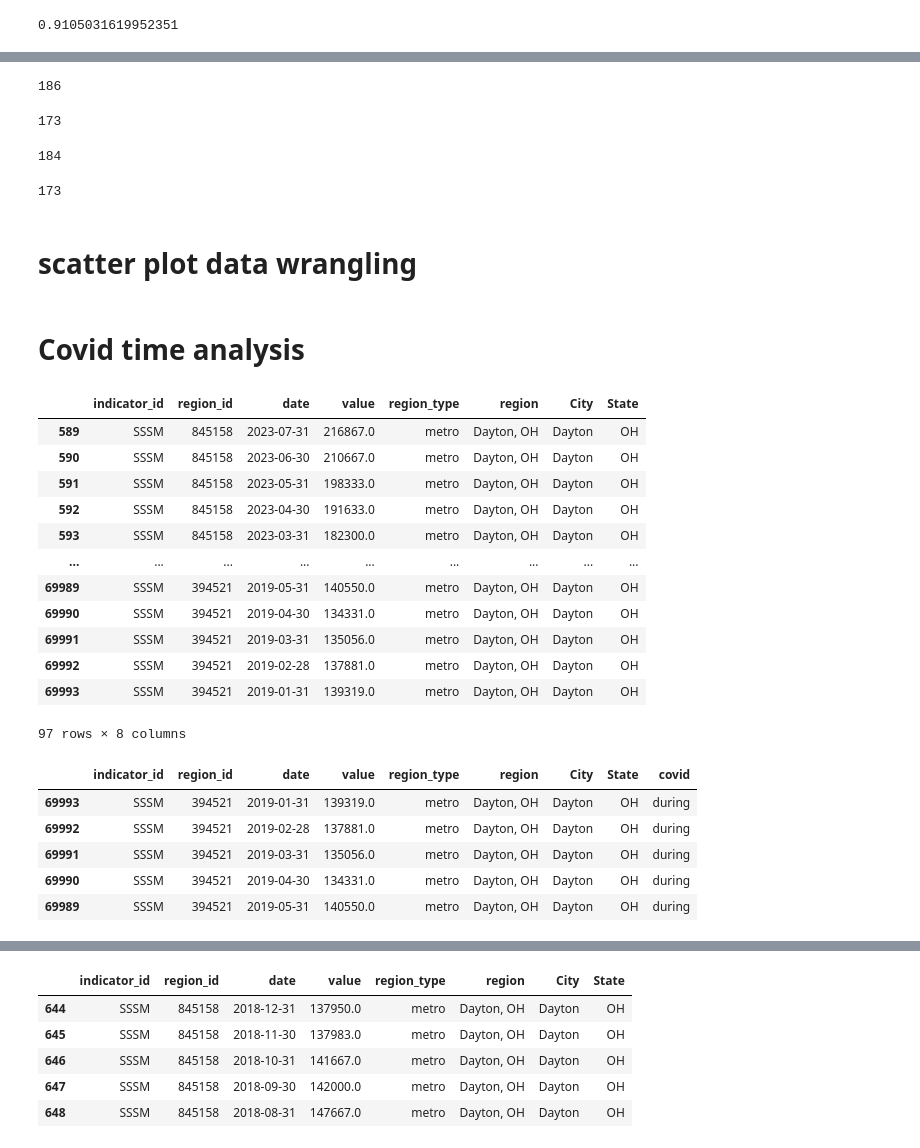
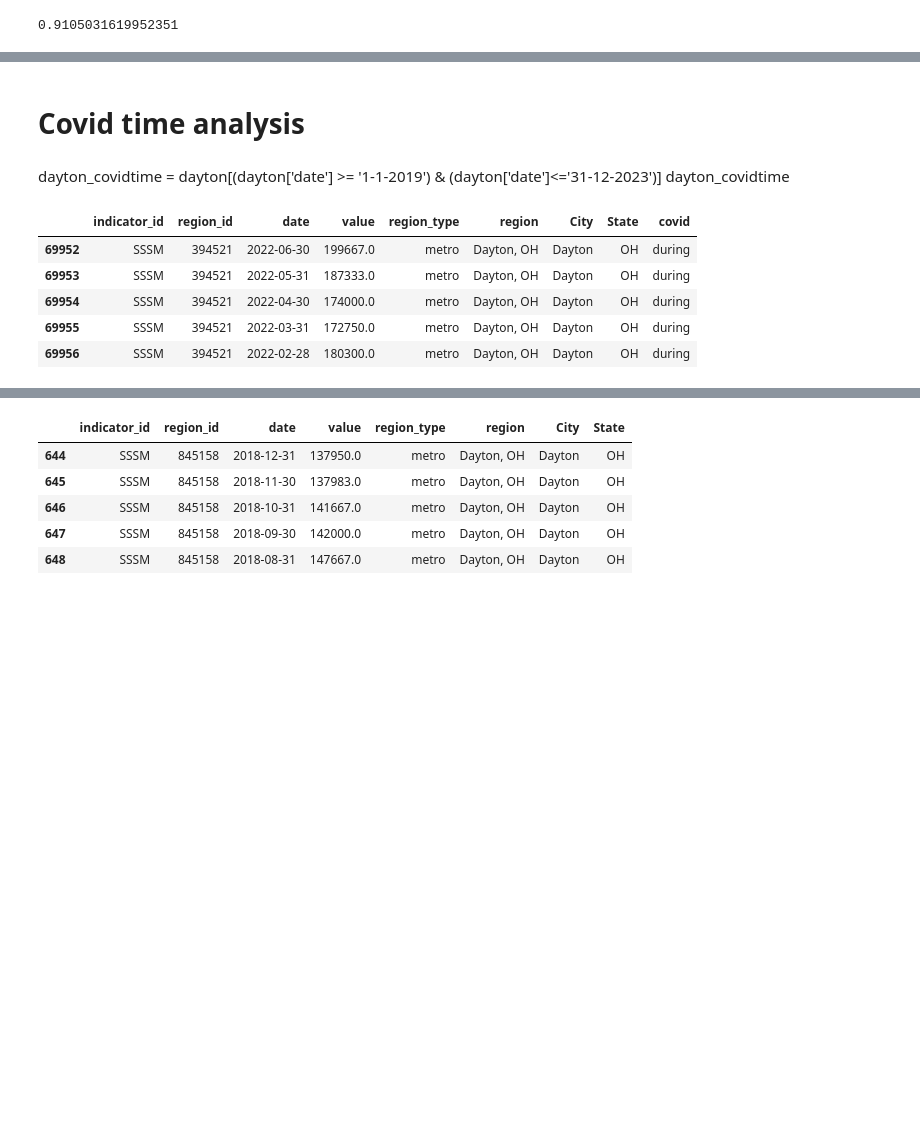
Before and after one commit to wdeen/project-real-estate-analysis, a Jupyter notebook: Jun Leng Tan/analysis_jun.ipynb, the cells around one changed output, grey strips where cells are left out. Drawn from its saved outputs; the diff is of its cells as text; code cells hidden in the pictures; blank space fills up the shorter version.

```diff
--- a/Jun Leng Tan/analysis_jun.ipynb
+++ b/Jun Leng Tan/analysis_jun.ipynb
@@ -813,49 +834,18 @@ Text(0, 0.5, 'Correlation value')
-# %%
-len(usa_sssm_comb[['date', 'value']])
-# %% [output]
-186
-# %%
-len(dayton_39)
-# %% [output]
-173
-# %%
-len(dayton[dayton['region_id'] != 394521])
-# %% [output]
-184
-# %%
-len(dayton[dayton['region_id'] == 394521])
-# %% [output]
-173
-# %% [markdown]
-# scatter plot data wrangling
-# %% [markdown]
-# Covid time analysis
-# %%
-dayton_covidtime = dayton[(dayton['date'] >= '1-1-2019') & (dayton['date']<='31-12-2023')]
-dayton_covidtime
-# %% [output]
-|  | indicator_id | region_id | date | value | region_type | region | City | State |
-| 589 | SSSM | 845158 | 2023-07-31 | 216867.0 | metro | Dayton, OH | Dayton | OH |
-| 590 | SSSM | 845158 | 2023-06-30 | 210667.0 | metro | Dayton, OH | Dayton | OH |
-| 591 | SSSM | 845158 | 2023-05-31 | 198333.0 | metro | Dayton, OH | Dayton | OH |
-| 592 | SSSM | 845158 | 2023-04-30 | 191633.0 | metro | Dayton, OH | Dayton | OH |
-| 593 | SSSM | 845158 | 2023-03-31 | 182300.0 | metro | Dayton, OH | Dayton | OH |
-| ... | ... | ... | ... | ... | ... | ... | ... | ... |
-| 69989 | SSSM | 394521 | 2019-05-31 | 140550.0 | metro | Dayton, OH | Dayton | OH |
-| 69990 | SSSM | 394521 | 2019-04-30 | 134331.0 | metro | Dayton, OH | Dayton | OH |
-| 69991 | SSSM | 394521 | 2019-03-31 | 135056.0 | metro | Dayton, OH | Dayton | OH |
-| 69992 | SSSM | 394521 | 2019-02-28 | 137881.0 | metro | Dayton, OH | Dayton | OH |
-| 69993 | SSSM | 394521 | 2019-01-31 | 139319.0 | metro | Dayton, OH | Dayton | OH |
-97 rows × 8 columns
+# %% [markdown]
+# Covid time analysis
+# %% [markdown]
+dayton_covidtime = dayton[(dayton['date'] >= '1-1-2019') & (dayton['date']<='31-12-2023')]
+dayton_covidtime
 # %%
 # creating a new column to identify if the date is before or during covid
-dayton_covidtime = dayton_covidtime[dayton_covidtime['region_id'] ==394521]
+dayton_covidtime = dayton_covidtime.loc[ dayton_covidtime['region_id'] ==394521, :]
+# dayton_covidtime = dayton_covidtime[ dayton_covidtime['region_id'] ==394521]
 dayton_covidtime['covid']='during'
 dayton_covidtime.head()
 # %% [output]
 |  | indicator_id | region_id | date | value | region_type | region | City | State | covid |
-| 69993 | SSSM | 394521 | 2019-01-31 | 139319.0 | metro | Dayton, OH | Dayton | OH | during |
-| 69992 | SSSM | 394521 | 2019-02-28 | 137881.0 | metro | Dayton, OH | Dayton | OH | during |
-| 69991 | SSSM | 394521 | 2019-03-31 | 135056.0 | metro | Dayton, OH | Dayton | OH | during |
-| 69990 | SSSM | 394521 | 2019-04-30 | 134331.0 | metro | Dayton, OH | Dayton | OH | during |
-| 69989 | SSSM | 394521 | 2019-05-31 | 140550.0 | metro | Dayton, OH | Dayton | OH | during |
+| 69952 | SSSM | 394521 | 2022-06-30 | 199667.0 | metro | Dayton, OH | Dayton | OH | during |
+| 69953 | SSSM | 394521 | 2022-05-31 | 187333.0 | metro | Dayton, OH | Dayton | OH | during |
+| 69954 | SSSM | 394521 | 2022-04-30 | 174000.0 | metro | Dayton, OH | Dayton | OH | during |
+| 69955 | SSSM | 394521 | 2022-03-31 | 172750.0 | metro | Dayton, OH | Dayton | OH | during |
+| 69956 | SSSM | 394521 | 2022-02-28 | 180300.0 | metro | Dayton, OH | Dayton | OH | during |
```
Also changed, not shown: parts of 47 cells of this notebook.
